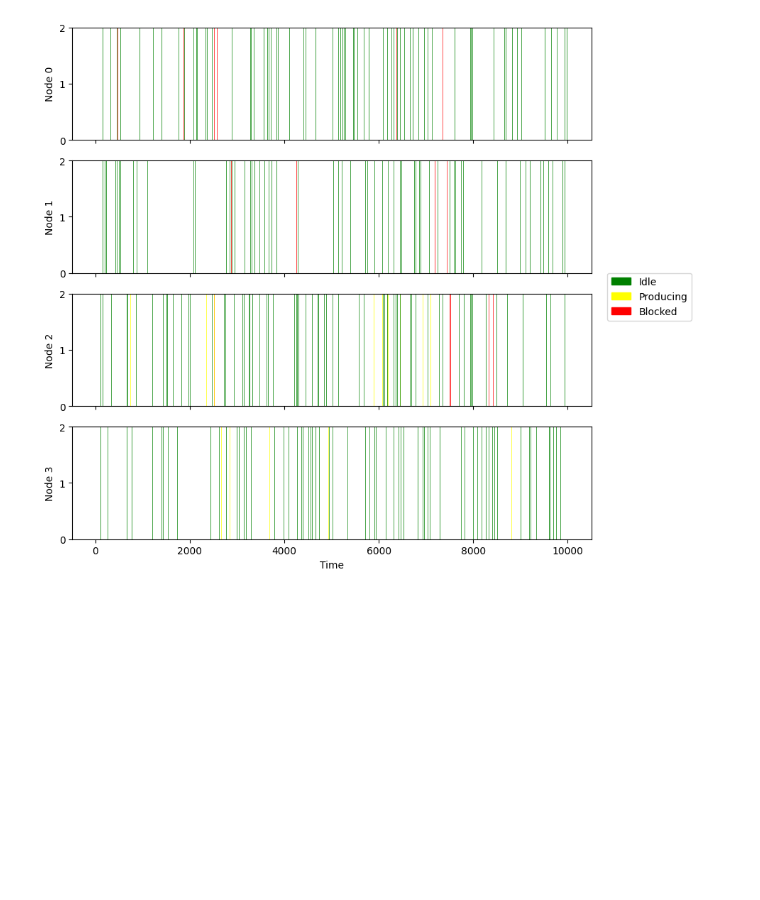
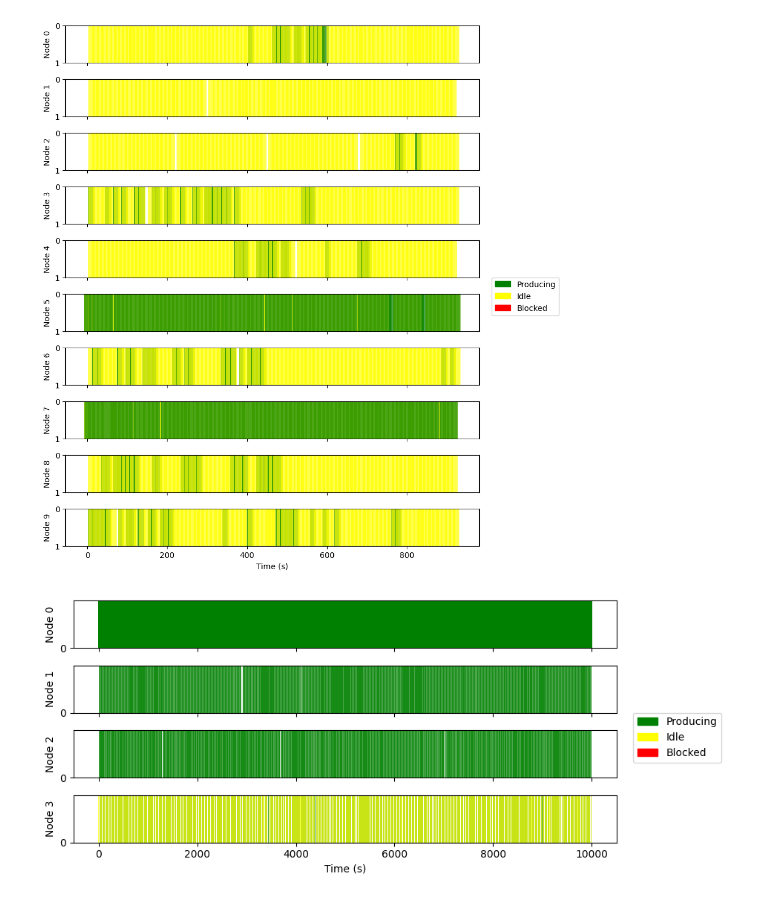
Before and after one commit to nachtflug6/ProcessTimeSeries, a Jupyter notebook: process_sim/test_process.ipynb, the cells around one changed output. Drawn from its saved outputs; the diff is of its cells as text; code cells hidden in the pictures; blank space fills up the shorter version.

```diff
--- a/process_sim/test_process.ipynb
+++ b/process_sim/test_process.ipynb
@@ -181,6 +284,16 @@ graph.log
+# %%
+graph = ProdGraph(adjacency_matrix, dists, state_init_matrix, batch_size_limit, batch_size=100)
+
+
+while graph.lapsed_time < 1000:
+    graph.forward()
+# %%
+plot_time_series_producing(graph, 10)
+# %% [output]
+[figure, added]
 # %%
 # Create a figure and axis for each subplot
-fig, axs = plt.subplots(4, 1, sharex=True, figsize=(8, 8))
+fig, axs = plt.subplots(4, 1, sharex=True, figsize=(8, 4))
 
 # Sample time series data
 time_0 = graph.log[graph.log['node'] == 0]['time']
@@ -189,35 +302,35 @@ time_2 = graph.log[graph.log['node'] == 2]['time']
 time_3 = graph.log[graph.log['node'] == 3]['time']
 
 data_0 = graph.log[graph.log['node'] == 0]['state']
 data_1 = graph.log[graph.log['node'] == 1]['state']
 data_2 = graph.log[graph.log['node'] == 2]['state']
 data_3 = graph.log[graph.log['node'] == 3]['state']
 
 graph.log[graph.log['node'] == 0]['state']
 
 # Define color mapping
 colors = {0: 'green', 1: 'yellow', 2: 'red'}
 
 # Plot each time series with colored backgrounds
 for ax, time, data, label in zip(axs, [time_0, time_1, time_2, time_3], [data_0, data_1, data_2, data_3], ['Node 0', 'Node 1', 'Node 2', 'Node 3']):
     for t, state in zip(time, data):
-        ax.axvspan(t - 0.5, t + 0.5, facecolor=colors[state], alpha=0.7)
-    ax.set_yticks([0, 1, 2])
-    ax.set_yticklabels(['0', '1', '2'])
+        ax.axvspan(t - 8, t + 8, facecolor=colors[state], alpha=0.7)
+    ax.set_yticks([0])
+    ax.set_yticklabels(['0'])
     ax.set_ylabel(label)
 
 # Add legend
 legend_labels = {'0': 'Producing', '1': 'Idle', '2': 'Blocked'}
 legend_handles = [plt.Rectangle((0, 0), 1, 1, color=colors[int(label)]) for label in legend_labels.keys()]
 fig.legend(legend_handles, legend_labels.values(), loc='center left', bbox_to_anchor=(1, 0.5))
 
 # Set common xlabel
-plt.xlabel('Time')
+plt.xlabel('Time (s)')
 
 # Adjust layout
 plt.tight_layout()
 
 # Show the plot
 plt.show()
 # %% [output]
-[figure, old version]
+[figure, new version]
```
Also changed, not shown: parts of 3 cells of this notebook, 1 other file.
